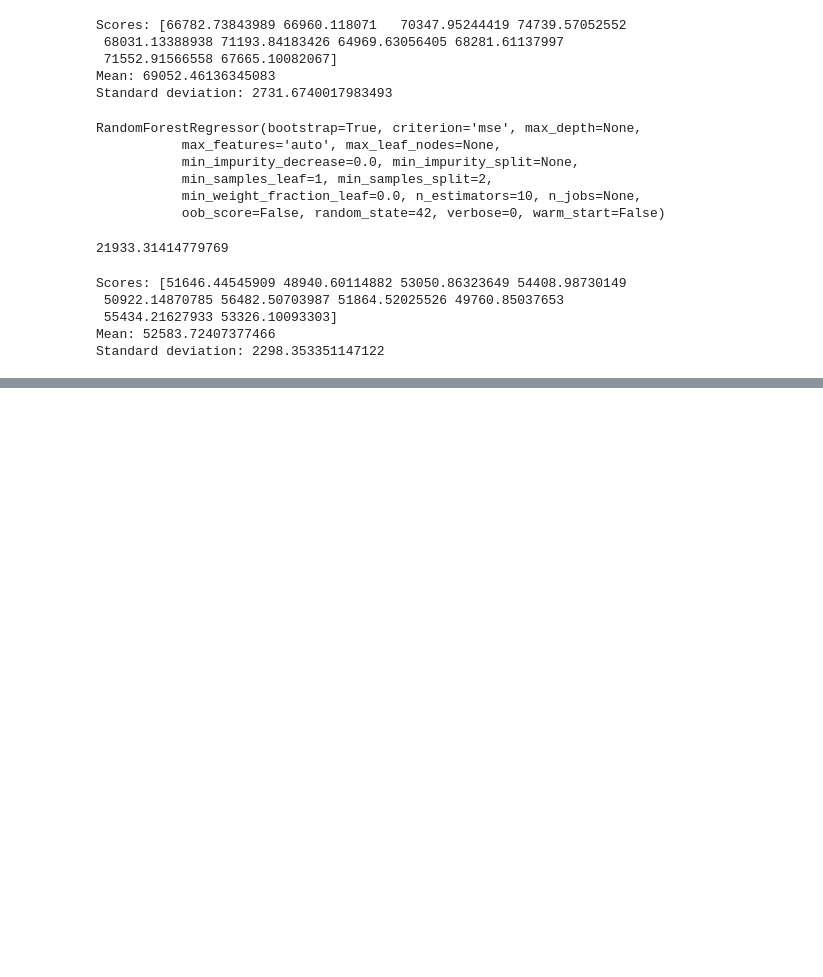
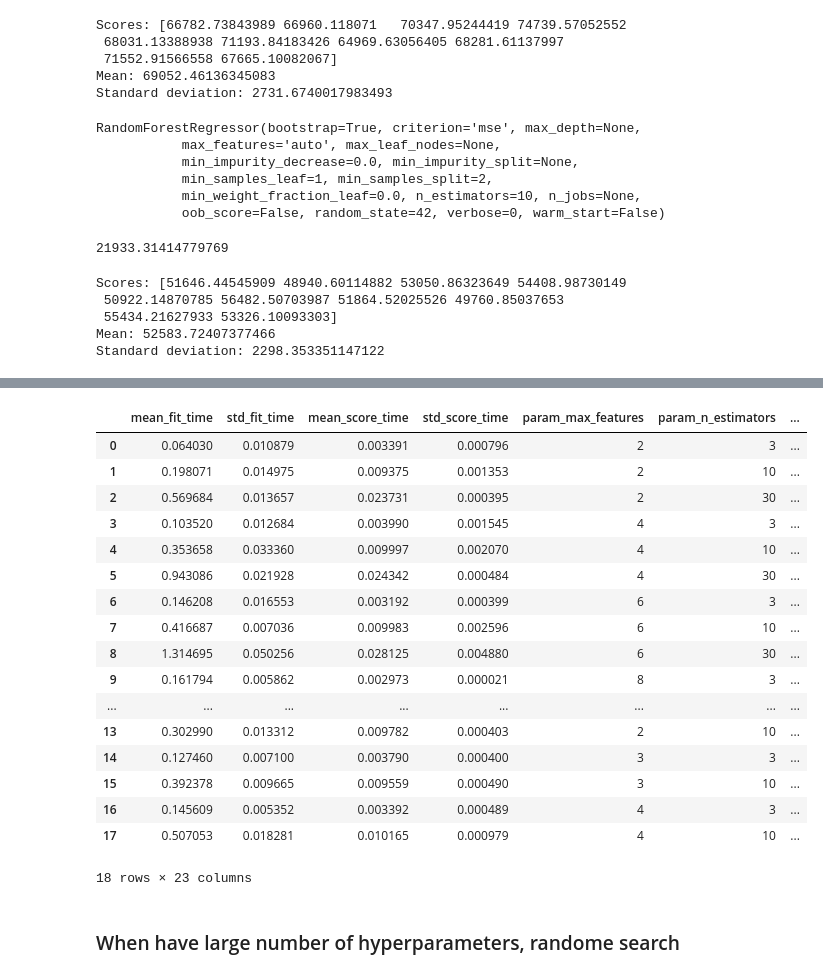
Before and after one commit to barbking/machine_learning_housing_corporation, a Jupyter notebook: Housing_Price_Prediction.ipynb, the cells around one changed output, grey strips where cells are left out. Cells and saved outputs as stored; diff of their text form; code cells hidden in the pictures; blank space fills up the shorter version.

```diff
--- a/Housing_Price_Prediction.ipynb
+++ b/Housing_Price_Prediction.ipynb
@@ -683,0 +697,11 @@ Standard deviation: 2298.353351147122
+# %%
+#before fine tuning hyperparameters, try at least 2-4 models to compare
+#Support Vector Machine
+from sklearn.svm import SVR
+
+svm_reg = SVR(kernel="linear")
+svm_reg.fit(housing_prepared, housing_labels)
+housing_predictions = svm_reg.predict(housing_prepared)
+svm_mse = mean_squared_error(housing_labels, housing_predictions)
+svm_rmse = np.sqrt(svm_mse)
+svm_rmse
@@ -683,0 +712,15 @@ Standard deviation: 2298.353351147122
+# %%
+from sklearn.model_selection import GridSearchCV
+
+param_grid = [
+    # try 12 (3×4) combinations of hyperparameters
+    {'n_estimators': [3, 10, 30], 'max_features': [2, 4, 6, 8]},
+    # then try 6 (2×3) combinations with bootstrap set as False
+    {'bootstrap': [False], 'n_estimators': [3, 10], 'max_features': [2, 3, 4]},
+  ]
+
+forest_reg = RandomForestRegressor(random_state=42)
+# train across 5 folds, that's a total of (12+6)*5=90 rounds of training
+grid_search = GridSearchCV(forest_reg, param_grid, cv=5,
+                           scoring='neg_mean_squared_error', return_train_score=True)
+grid_search.fit(housing_prepared, housing_labels)
@@ -683,0 +775,23 @@ Standard deviation: 2298.353351147122
+# %%
+pd.DataFrame(grid_search.cv_results_)
+# %% [output]
+|  | mean_fit_time | std_fit_time | mean_score_time | std_score_time | param_max_features | param_n_estimators | ... |
+| 0 | 0.064030 | 0.010879 | 0.003391 | 0.000796 | 2 | 3 | ... |
+| 1 | 0.198071 | 0.014975 | 0.009375 | 0.001353 | 2 | 10 | ... |
+| 2 | 0.569684 | 0.013657 | 0.023731 | 0.000395 | 2 | 30 | ... |
+| 3 | 0.103520 | 0.012684 | 0.003990 | 0.001545 | 4 | 3 | ... |
+| 4 | 0.353658 | 0.033360 | 0.009997 | 0.002070 | 4 | 10 | ... |
+| 5 | 0.943086 | 0.021928 | 0.024342 | 0.000484 | 4 | 30 | ... |
+| 6 | 0.146208 | 0.016553 | 0.003192 | 0.000399 | 6 | 3 | ... |
+| 7 | 0.416687 | 0.007036 | 0.009983 | 0.002596 | 6 | 10 | ... |
+| 8 | 1.314695 | 0.050256 | 0.028125 | 0.004880 | 6 | 30 | ... |
+| 9 | 0.161794 | 0.005862 | 0.002973 | 0.000021 | 8 | 3 | ... |
+| ... | ... | ... | ... | ... | ... | ... | ... |
+| 13 | 0.302990 | 0.013312 | 0.009782 | 0.000403 | 2 | 10 | ... |
+| 14 | 0.127460 | 0.007100 | 0.003790 | 0.000400 | 3 | 3 | ... |
+| 15 | 0.392378 | 0.009665 | 0.009559 | 0.000490 | 3 | 10 | ... |
+| 16 | 0.145609 | 0.005352 | 0.003392 | 0.000489 | 4 | 3 | ... |
+| 17 | 0.507053 | 0.018281 | 0.010165 | 0.000979 | 4 | 10 | ... |
+18 rows × 23 columns
+# %% [markdown]
+### When have large number of hyperparameters, randome search
```
Also changed, not shown: parts of 9 cells of this notebook.
